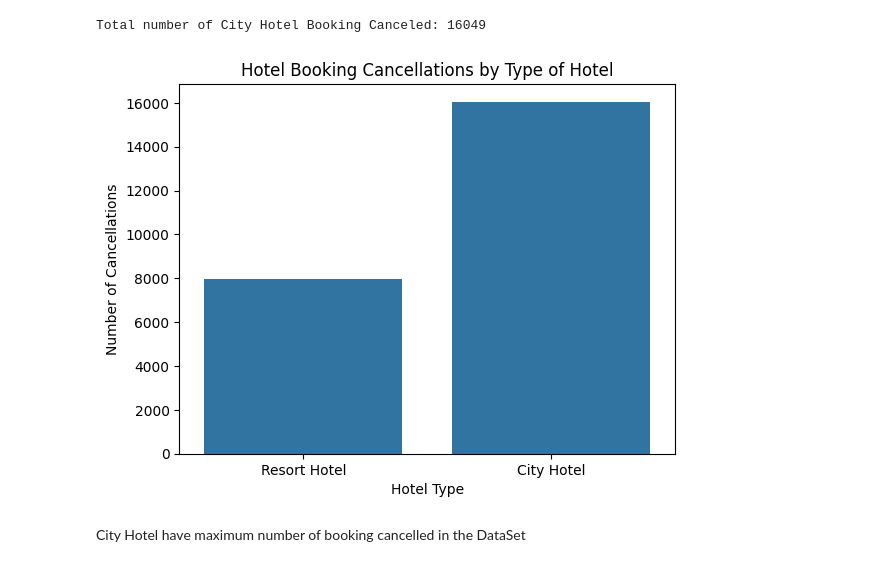
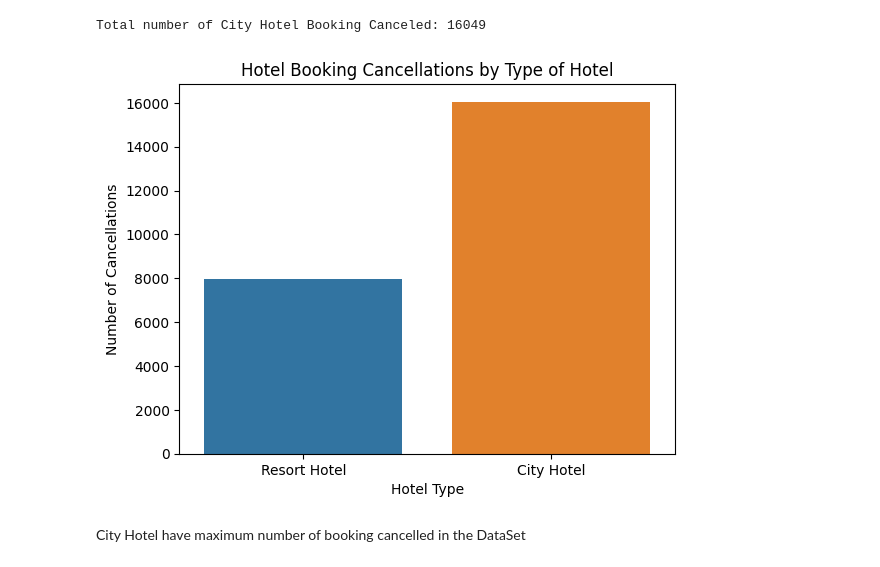
Before and after one commit to Debarpan200/EDA-Hotel-Booking-Analysis, a Jupyter notebook: Hotel_Booking_Analysis_Capstone_Project.ipynb, the cells around one changed output. Saved outputs shown, nothing was run; the diff lists cells and outputs as text; code cells hidden in the pictures.

```diff
--- a/Hotel_Booking_Analysis_Capstone_Project.ipynb
+++ b/Hotel_Booking_Analysis_Capstone_Project.ipynb
@@ -481,13 +481,13 @@ Total number of City Hotel Booking Canceled: 16049
 hotel_types = ['Resort Hotel', 'City Hotel']
 cancel_counts = [Resort_cancel_counts, City_cancel_counts]
 # %%
-sns.barplot(x = hotel_types, y = cancel_counts)
+sns.barplot(x = hotel_types, y = cancel_counts, hue=hotel_types)
 plt.xlabel('Hotel Type')
 plt.ylabel('Number of Cancellations')
 plt.title('Hotel Booking Cancellations by Type of Hotel')
 plt.show()
 # %% [output]
-[figure, old version]
+[figure, new version]
 # %% [markdown]
 City Hotel have maximum number of booking cancelled in the DataSet
 # %% [markdown]
```
Also changed, not shown: parts of 15 cells of this notebook.
